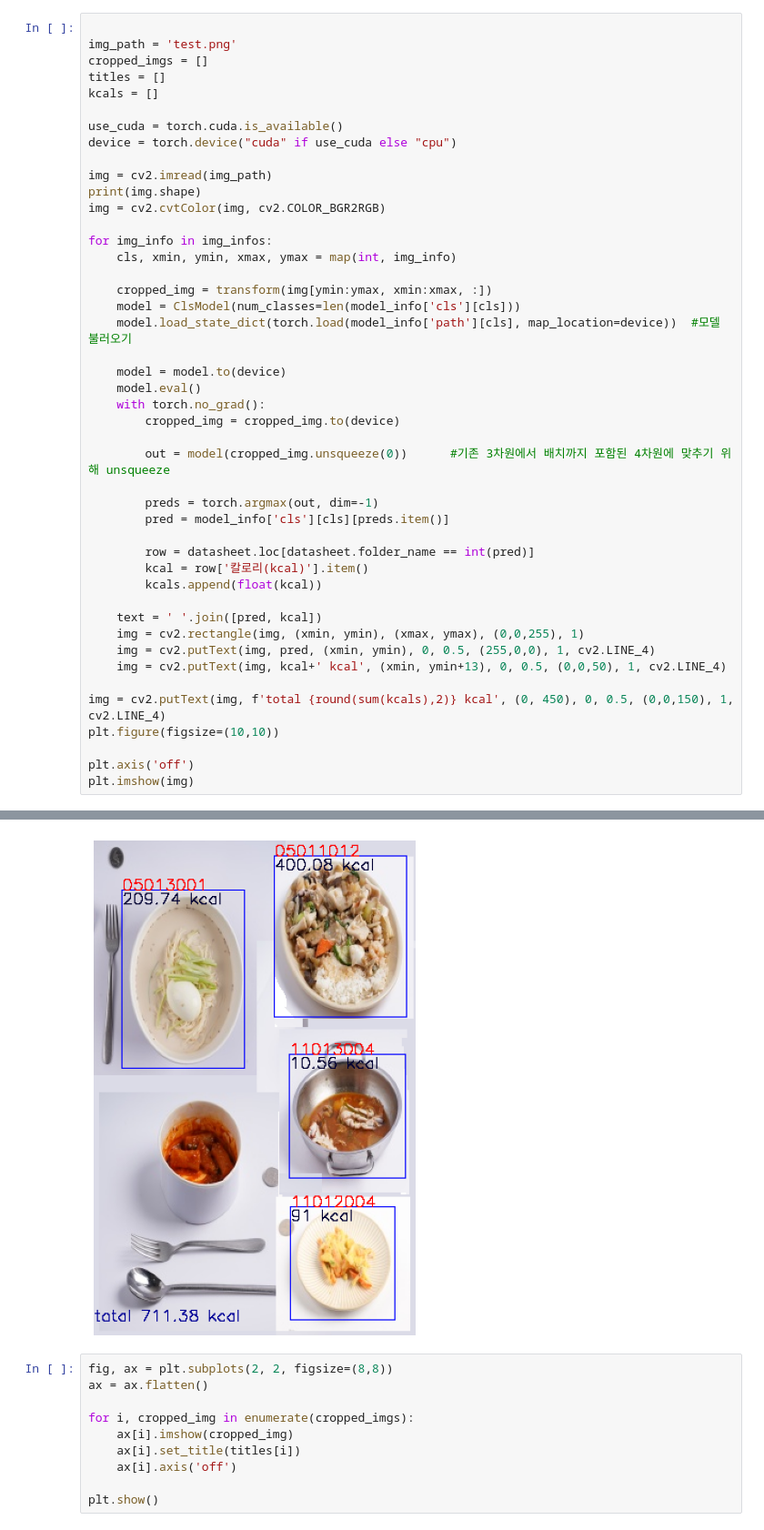
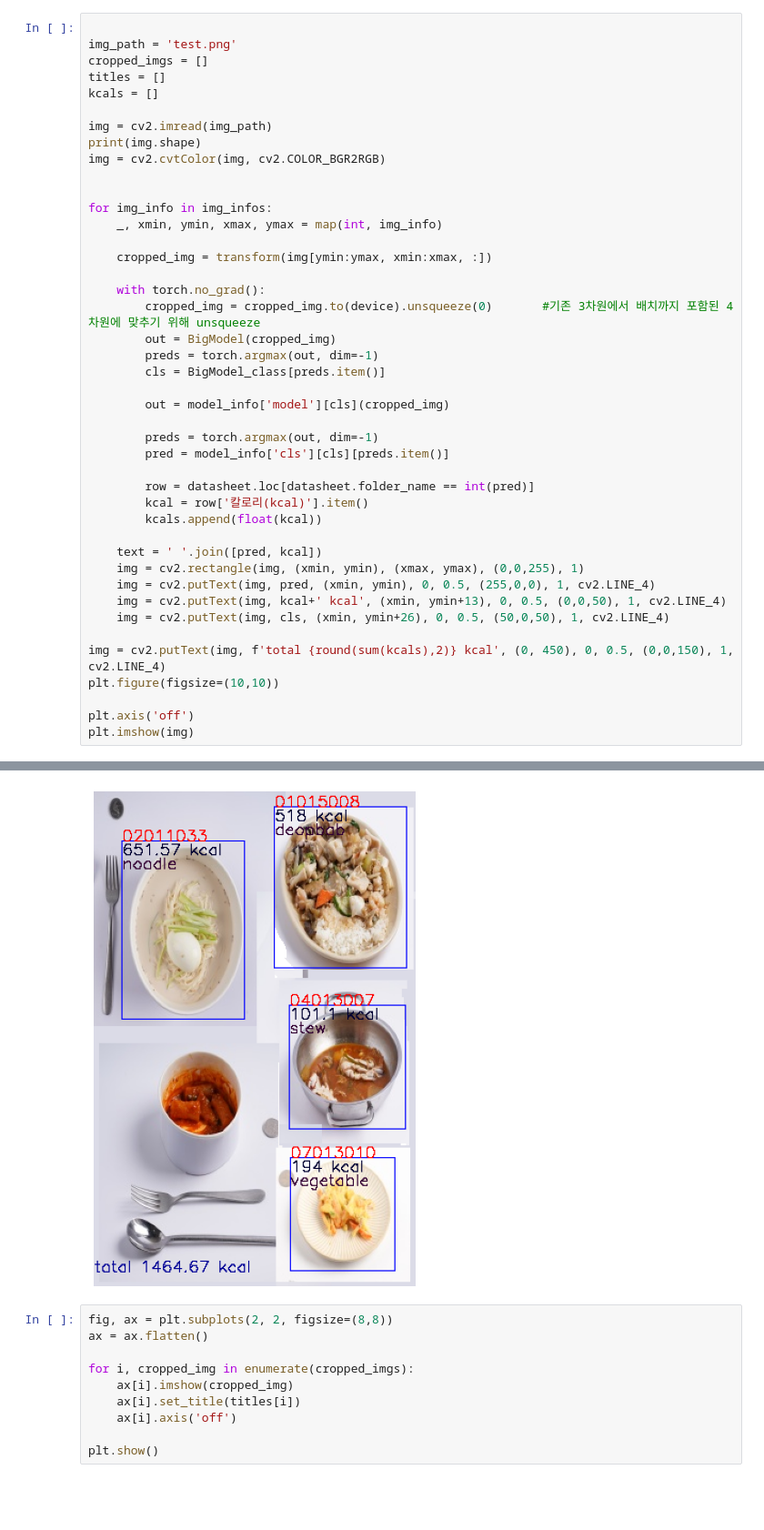
Before and after one commit to boostcampaitech2/final-project-level3-cv-17, a Jupyter notebook: intermediate/Link.ipynb, the cells around one changed output, grey strips where cells are left out. Shown: that part at 91% size. Cells and saved outputs as stored; diff of their text form; blank space fills up the shorter version.

```diff
--- a/intermediate/Link.ipynb
+++ b/intermediate/Link.ipynb
@@ -79,26 +103,23 @@ cropped_imgs = []
 titles = []
 kcals = []
 
-use_cuda = torch.cuda.is_available()
-device = torch.device("cuda" if use_cuda else "cpu")
-
 img = cv2.imread(img_path)
 print(img.shape)
 img = cv2.cvtColor(img, cv2.COLOR_BGR2RGB)
 
+
 for img_info in img_infos:
-    cls, xmin, ymin, xmax, ymax = map(int, img_info)
+    _, xmin, ymin, xmax, ymax = map(int, img_info)
 
     cropped_img = transform(img[ymin:ymax, xmin:xmax, :])
-    model = ClsModel(num_classes=len(model_info['cls'][cls]))
-    model.load_state_dict(torch.load(model_info['path'][cls], map_location=device))  #모델 불러오기
 
-    model = model.to(device)
-    model.eval()
     with torch.no_grad():
-        cropped_img = cropped_img.to(device)
+        cropped_img = cropped_img.to(device).unsqueeze(0)       #기존 3차원에서 배치까지 포함된 4차원에 맞추기 위해 unsqueeze
+        out = BigModel(cropped_img)
+        preds = torch.argmax(out, dim=-1)
+        cls = BigModel_class[preds.item()]
 
-        out = model(cropped_img.unsqueeze(0))      #기존 3차원에서 배치까지 포함된 4차원에 맞추기 위해 unsqueeze
+        out = model_info['model'][cls](cropped_img)
 
         preds = torch.argmax(out, dim=-1)
         pred = model_info['cls'][cls][preds.item()]
@@ -111,6 +132,7 @@ for img_info in img_infos:
     img = cv2.rectangle(img, (xmin, ymin), (xmax, ymax), (0,0,255), 1)
     img = cv2.putText(img, pred, (xmin, ymin), 0, 0.5, (255,0,0), 1, cv2.LINE_4)
     img = cv2.putText(img, kcal+' kcal', (xmin, ymin+13), 0, 0.5, (0,0,50), 1, cv2.LINE_4)
+    img = cv2.putText(img, cls, (xmin, ymin+26), 0, 0.5, (50,0,50), 1, cv2.LINE_4)
 
 img = cv2.putText(img, f'total {round(sum(kcals),2)} kcal', (0, 450), 0, 0.5, (0,0,150), 1, cv2.LINE_4)
 plt.figure(figsize=(10,10))
@@ -126,5 +144,5 @@ Loaded pretrained weights for efficientnet-b0
 <matplotlib.image.AxesImage at 0x...>
-[figure, old version]
+[figure, new version]
 # %%
 fig, ax = plt.subplots(2, 2, figsize=(8,8))
 ax = ax.flatten()
```
Also changed, not shown: parts of 6 cells of this notebook, 7 other files.
